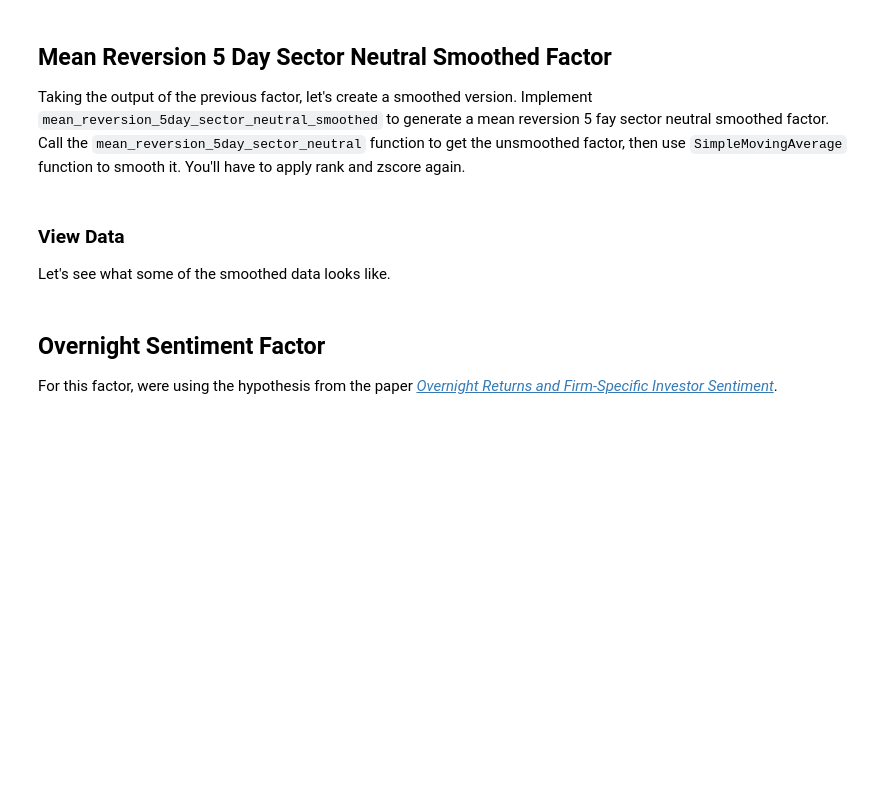
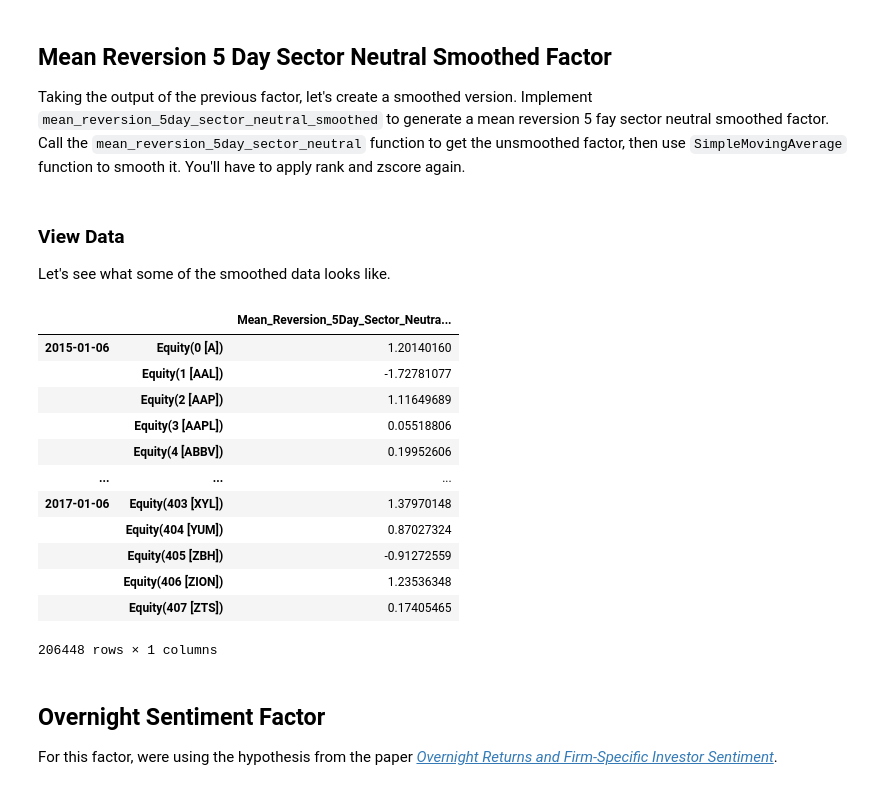
Before and after one commit to ansingh16/AI_for_trading, a Jupyter notebook: Projects/Project4-Multi-Factor-Model.ipynb, the cells around one changed output. Drawn from its saved outputs; the diff is of its cells as text; code cells hidden in the pictures; blank space fills up the shorter version.

```diff
--- a/Projects/Project4-Multi-Factor-Model.ipynb
+++ b/Projects/Project4-Multi-Factor-Model.ipynb
@@ -644,11 +673,25 @@ project_tests.test_mean_reversion_5day_sector_neutral_smoothed(mean_reversion_5d
 ### View Data
 Let's see what some of the smoothed data looks like.
 # %%
-pipeline = Pipeline(screen=universe)
+pipeline = Pipeline(screen=universe,domain=US_EQUITIES)
 pipeline.add(
     mean_reversion_5day_sector_neutral_smoothed(5, universe, sector),
     'Mean_Reversion_5Day_Sector_Neutral_Smoothed')
 engine.run_pipeline(pipeline, factor_start_date, universe_end_date)
+# %% [output]
+|  |  | Mean_Reversion_5Day_Sector_Neutra... |
+| 2015-01-06 | Equity(0 [A]) | 1.20140160 |
+|  | Equity(1 [AAL]) | -1.72781077 |
+|  | Equity(2 [AAP]) | 1.11649689 |
+|  | Equity(3 [AAPL]) | 0.05518806 |
+|  | Equity(4 [ABBV]) | 0.19952606 |
+| ... | ... | ... |
+| 2017-01-06 | Equity(403 [XYL]) | 1.37970148 |
+|  | Equity(404 [YUM]) | 0.87027324 |
+|  | Equity(405 [ZBH]) | -0.91272559 |
+|  | Equity(406 [ZION]) | 1.23536348 |
+|  | Equity(407 [ZTS]) | 0.17405465 |
+206448 rows × 1 columns
 # %% [markdown]
 ## Overnight Sentiment Factor
 For this factor, were using the hypothesis from the paper [_Overnight Returns and Firm-Specific Investor Sentiment_](https://papers.ssrn.com/sol3/papers.cfm?abstract_id=2554010).
```
Also changed, not shown: parts of 16 cells of this notebook.
